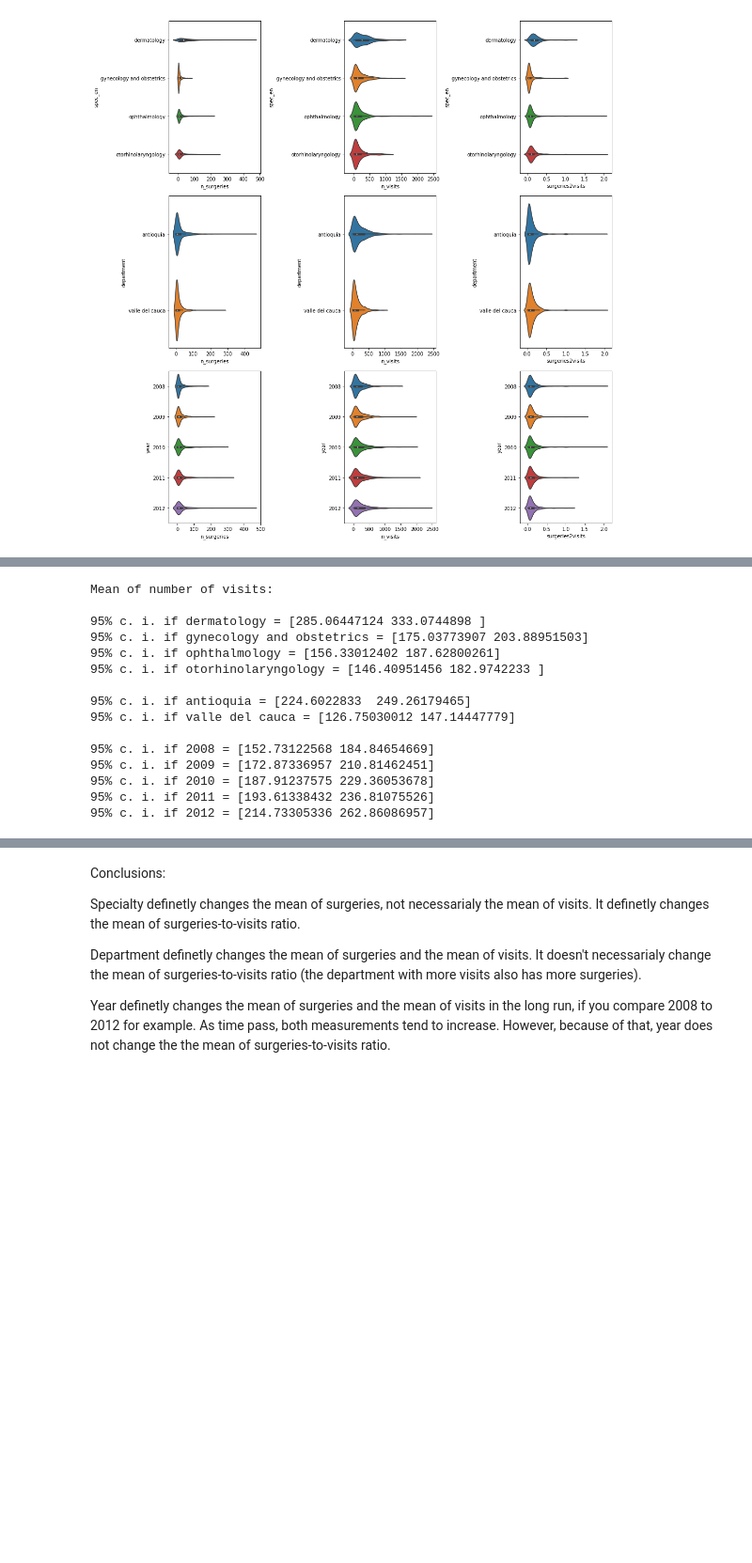
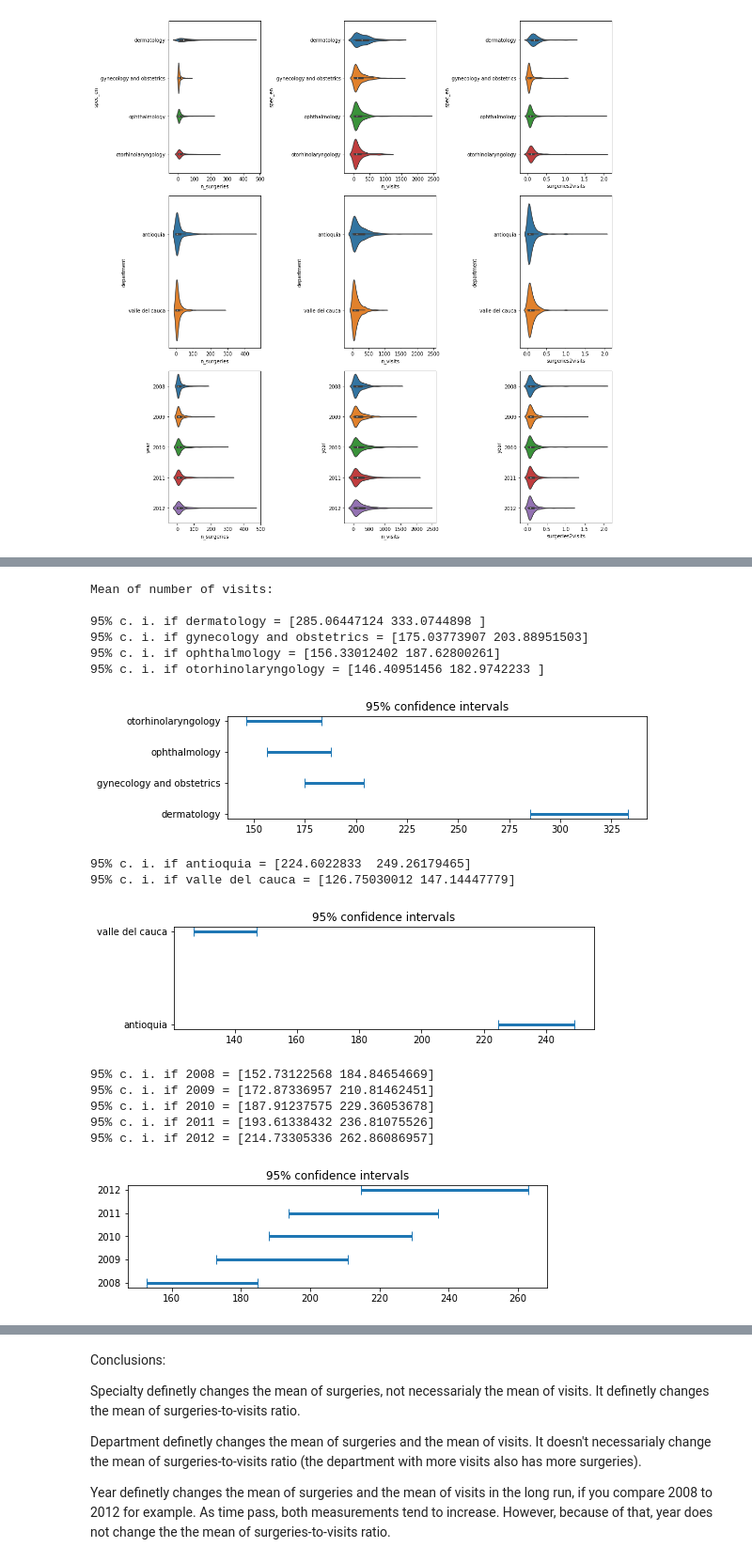
Before and after one commit to tmivanus/Springboard, a Jupyter notebook: Capstone_01/06_correlations.ipynb, the cells around one changed output, grey strips where cells are left out. Shown at 94% size. Saved outputs shown, nothing was run; the diff lists cells and outputs as text; code cells hidden in the pictures; blank space fills up the shorter version.

```diff
--- a/Capstone_01/06_correlations.ipynb
+++ b/Capstone_01/06_correlations.ipynb
@@ -165,37 +379,71 @@ Mean of number of surgeries:
 # %%
 np.random.seed(10)
 print('Mean of number of visits:\n')
 
+lst = []
 for i in np.unique(subpanel['spec_en']):
     data = subpanel['n_visits'][subpanel['spec_en']==i]
-    ci_visits_spec = bs_95_ci(data, np.mean, size=10000)
-    print('95% c. i. if',i,'=',ci_visits_spec)
-print()
+    ci_mean = bs_95_ci(data, np.mean, size=10000)
+    lst.append([i, ci_mean[0], ci_mean[1]])
+    print('95% c. i. if',i,'=',ci_mean)
+df = pd.DataFrame(lst)
+df.columns = ['spec_en','ci_min','ci_max']
+df['ci_mid'] = (df['ci_min'] + df['ci_max'])/2
+df['half_size'] = df['ci_mid'] - df['ci_min']
+plt.figure(figsize=(8,2))
+_ = plt.errorbar(df['ci_mid'], df['spec_en'], xerr=df['half_size'],
+                 ls='', elinewidth=3, capsize=5)
+plt.title('95% confidence intervals')
+plt.show()
+
+lst = []
 for i in np.unique(subpanel['department']):
     data = subpanel['n_visits'][subpanel['department']==i]
-    ci_visits_dep = bs_95_ci(data, np.mean, size=10000)
-    print('95% c. i. if',i,'=',ci_visits_dep)
-print()
+    ci_mean = bs_95_ci(data, np.mean, size=10000)
+    lst.append([i, ci_mean[0], ci_mean[1]])
+    print('95% c. i. if',i,'=',ci_mean)
+df = pd.DataFrame(lst)
+df.columns = ['department','ci_min','ci_max']
+df['ci_mid'] = (df['ci_min'] + df['ci_max'])/2
+df['half_size'] = df['ci_mid'] - df['ci_min']
+plt.figure(figsize=(8,2))
+_ = plt.errorbar(df['ci_mid'], df['department'], xerr=df['half_size'],
+                 ls='', elinewidth=3, capsize=5)
+plt.title('95% confidence intervals')
+plt.show()
+
+lst = []
 for i in np.unique(subpanel['year']):
     data = subpanel['n_visits'][subpanel['year']==i]
-    ci_visits_year = bs_95_ci(data, np.mean, size=10000)
-    print('95% c. i. if',i,'=',ci_visits_year)
+    ci_mean = bs_95_ci(data, np.mean, size=10000)
+    lst.append([i, ci_mean[0], ci_mean[1]])
+    print('95% c. i. if',i,'=',ci_mean)
+df = pd.DataFrame(lst)
+df.columns = ['year','ci_min','ci_max']
+df['ci_mid'] = (df['ci_min'] + df['ci_max'])/2
+df['half_size'] = df['ci_mid'] - df['ci_min']
+plt.figure(figsize=(8,2))
+_ = plt.errorbar(df['ci_mid'], df['year'], xerr=df['half_size'],
+                 ls='', elinewidth=3, capsize=5)
+plt.title('95% confidence intervals')
+plt.show()
 # %% [output]
 Mean of number of visits:
 
 95% c. i. if dermatology = [285.06447124 333.0744898 ]
 95% c. i. if gynecology and obstetrics = [175.03773907 203.88951503]
 95% c. i. if ophthalmology = [156.33012402 187.62800261]
 95% c. i. if otorhinolaryngology = [146.40951456 182.9742233 ]
-
-95% c. i. if antioquia = [224.6022833  249.26179465]
-95% c. i. if valle del cauca = [126.75030012 147.14447779]
-
-95% c. i. if 2008 = [152.73122568 184.84654669]
-95% c. i. if 2009 = [172.87336957 210.81462451]
-95% c. i. if 2010 = [187.91237575 229.36053678]
-95% c. i. if 2011 = [193.61338432 236.81075526]
-95% c. i. if 2012 = [214.73305336 262.86086957]
+[figure, added]
+95% c. i. if antioquia = [224.6022833  249.26179465]
+95% c. i. if valle del cauca = [126.75030012 147.14447779]
+[figure, added]
+95% c. i. if 2008 = [152.73122568 184.84654669]
+95% c. i. if 2009 = [172.87336957 210.81462451]
+95% c. i. if 2010 = [187.91237575 229.36053678]
+95% c. i. if 2011 = [193.61338432 236.81075526]
+95% c. i. if 2012 = [214.73305336 262.86086957]
+[figure, added]
 # %%
 np.random.seed(10)
 print('Mean of surgeries-to-visits ratio:\n')
```
Also changed, not shown: parts of 12 cells of this notebook.
